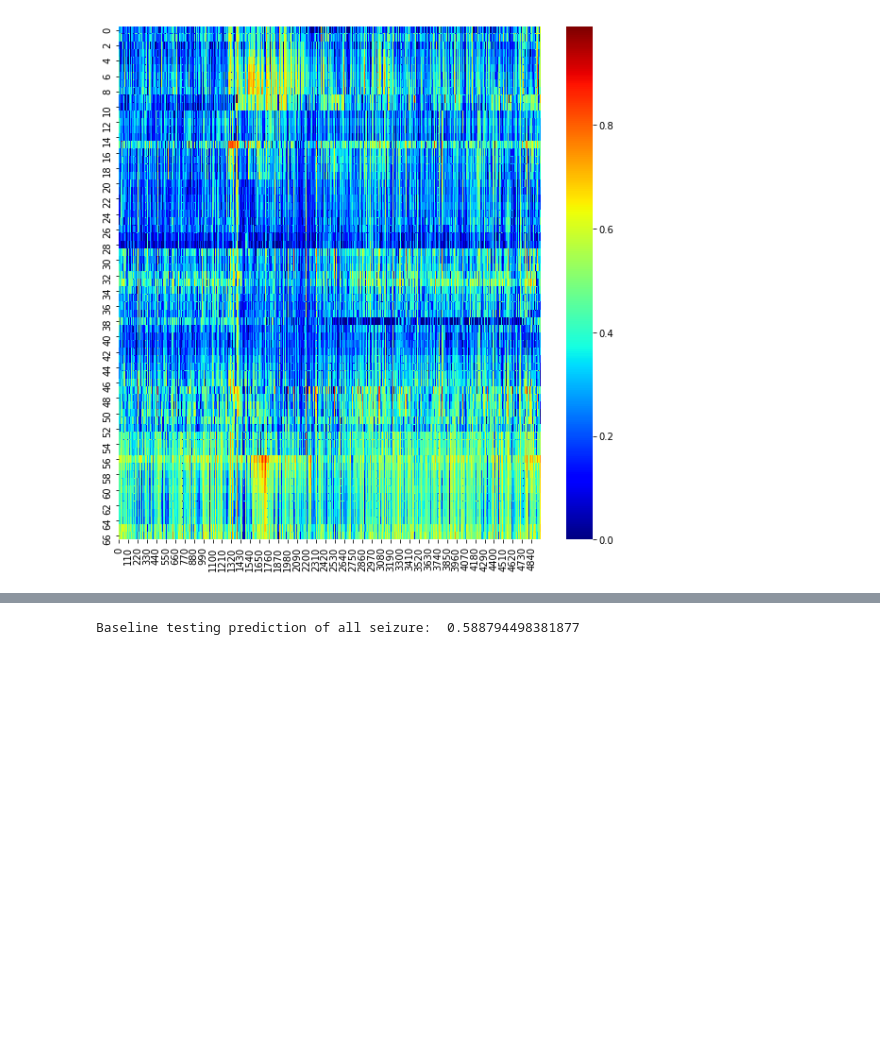
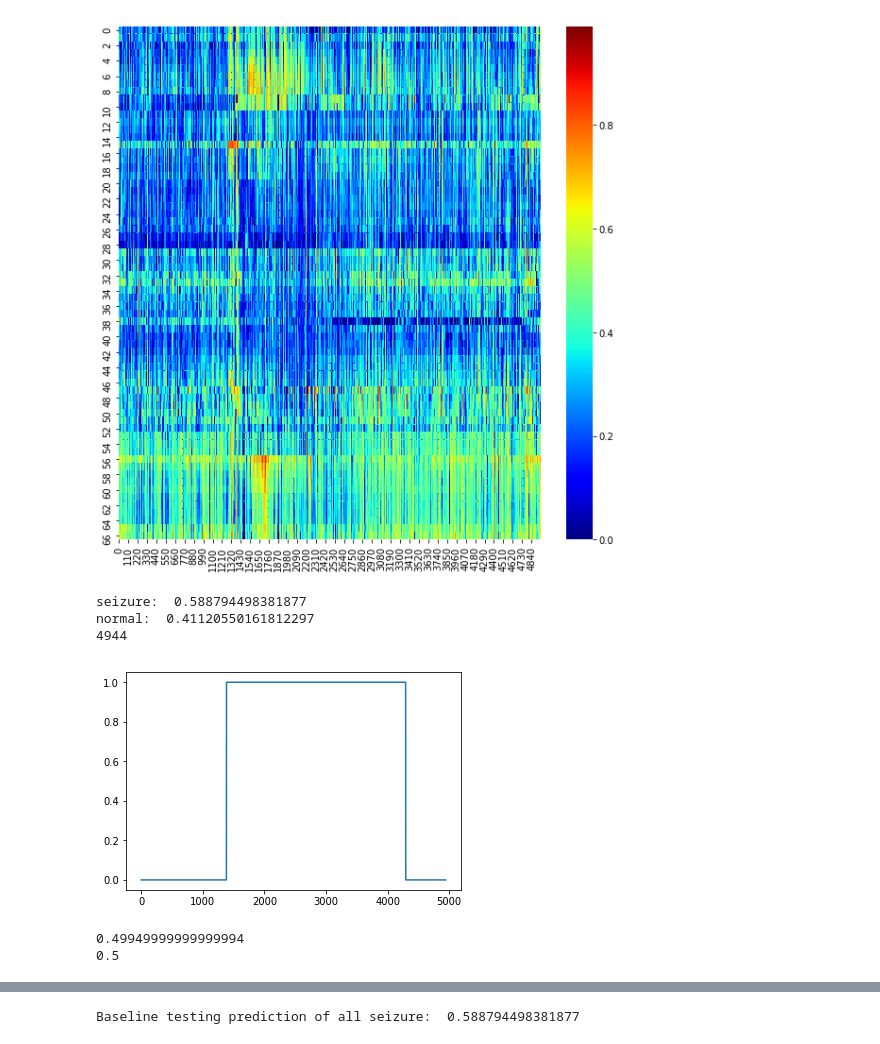
Before and after one commit to adam2392/dnn-unsupervised, a Jupyter notebook: dnn/baseline analysis/Baseline For Fragility LR RF Analysis.ipynb, the cells around one changed output, grey strips where cells are left out. Cells and saved outputs as stored; diff of their text form; code cells hidden in the pictures; blank space fills up the shorter version.

```diff
--- a/dnn/baseline analysis/Baseline For Fragility LR RF Analysis.ipynb
+++ b/dnn/baseline analysis/Baseline For Fragility LR RF Analysis.ipynb
@@ -269,16 +269,22 @@ for idx, datafile in enumerate(datafiles):
     timepoints = data['timepoints']
     fragmat = fragilitymodel.compute_fragilitymetric(pertmats)
 
+    fragmat = fragmat[:,1:]
+    timepoints = timepoints[1:,:]
+
     # compute ylabels
     seizonsets = np.multiply([patieeg.onset_time], 500)
     seizoffsets = np.multiply([patieeg.offset_time], 500)
     ylabels = datahandler.computelabels(seizonsets, seizoffsets, timepoints)
 
+    features = sklearn_pca.fit_transform(fragmat.T)
+
+    print(features.shape)
     if idx == 0:
-        Xdata = fragmat.T
+        Xdata = features
         ydata = ylabels
     else:
-        Xdata = np.concatenate((Xdata, fragmat.T), axis=0)
+        Xdata = np.concatenate((Xdata, features), axis=0)
         ydata = np.concatenate((ydata,ylabels), axis=0)
 
 print(Xdata.shape)
@@ -308,6 +315,22 @@ dict_keys([b'onset_time', b'offset_time', b'chanlabels'])
  b'PM2' b'PM3' b'PM4' b'PM5' b'PM6' b'PM7' b'PM8' b'PM9' b"OR'1" b"OR'2"
  b"OR'3" b"OR'4" b"OR'5" b"OR'6" b"OR'7" b"OR'8" b"OR'9" b"OR'11" b"OR'12"]
 [figure]
+# %%
+plt.plot(ylabels)
+print("seizure: ", np.sum(ylabels)/len(ylabels))
+print("normal: ", (len(ylabels)-np.sum(ylabels))/len(ylabels))
+print(len(ylabels))
+# %% [output]
+seizure:  0.588794498381877
+normal:  0.41120550161812297
+4944
+[figure, added]
+# %%
+print(0.5*0.588+ 0.5*0.411)
+print(0.5*0.5+0.5*0.5)
+# %% [output]
+0.49949999999999994
+0.5
 # %%
 # get rid of first column of nans
 Xdata = Xdata[1:, :]
```
Also changed, not shown: parts of 11 cells of this notebook, 26 other files.
